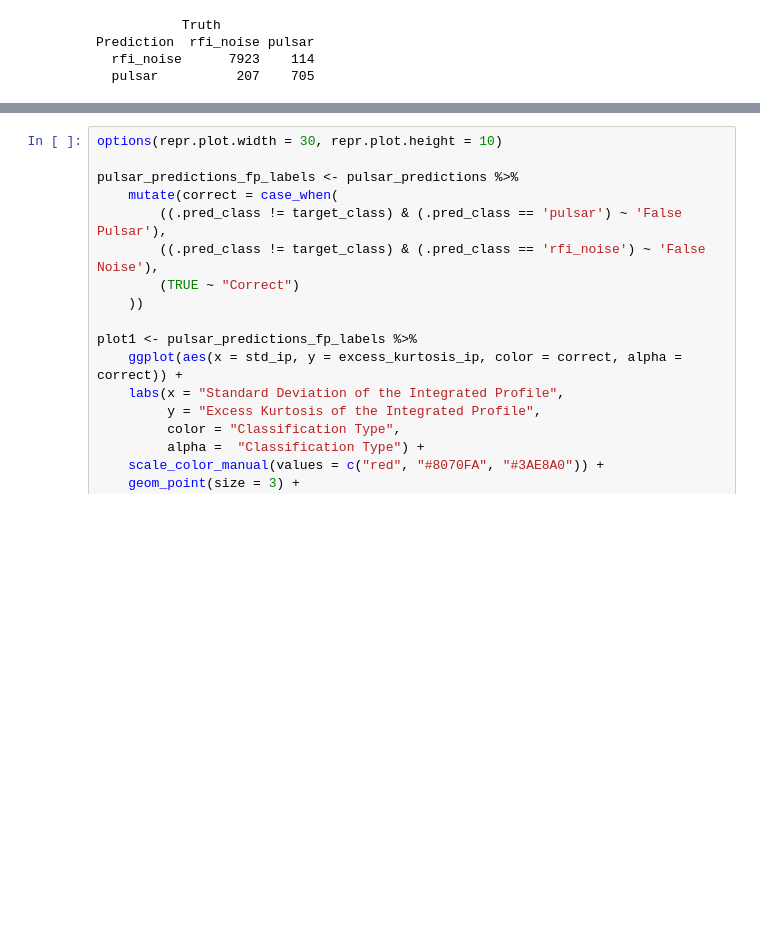
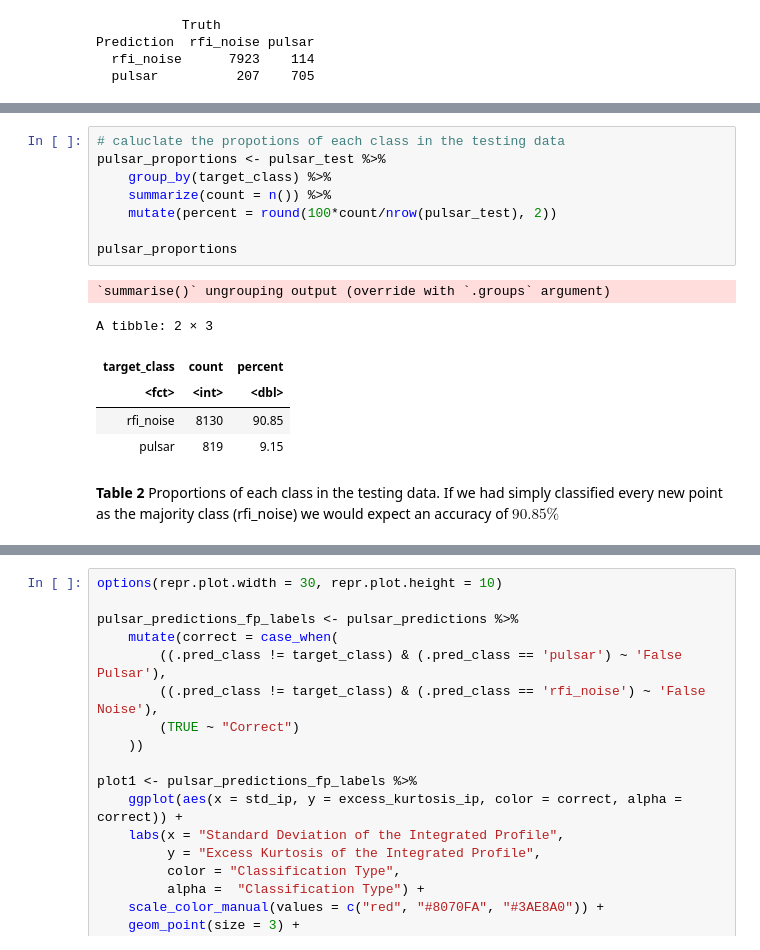
Before and after one commit to tccw/dsci100-group-project, a Jupyter notebook: group_report_pulsars.ipynb, the cells around one changed output, grey strips where cells are left out. Cells and saved outputs as stored; diff of their text form; blank space fills up the shorter version.

```diff
--- a/group_report_pulsars.ipynb
+++ b/group_report_pulsars.ipynb
@@ -428,0 +431,17 @@ In figure 7 (below) we visualize where these misclassifications are occurring. W
+# %%
+# caluclate the propotions of each class in the testing data
+pulsar_proportions <- pulsar_test %>%
+    group_by(target_class) %>%
+    summarize(count = n()) %>%
+    mutate(percent = round(100*count/nrow(pulsar_test), 2))
+
+pulsar_proportions
+# %% [output]
+`summarise()` ungrouping output (override with `.groups` argument)
+A tibble: 2 × 3
+| target_class | count | percent |
+| <fct> | <int> | <dbl> |
+| rfi_noise | 8130 | 90.85 |
+| pulsar | 819 | 9.15 |
+# %% [markdown]
+**Table 2** Proportions of each class in the testing data. If we had simply classified every new point as the majority class (rfi_noise) we would expect an accuracy of $90.85\%$
```
Also changed, not shown: parts of 8 cells of this notebook.
